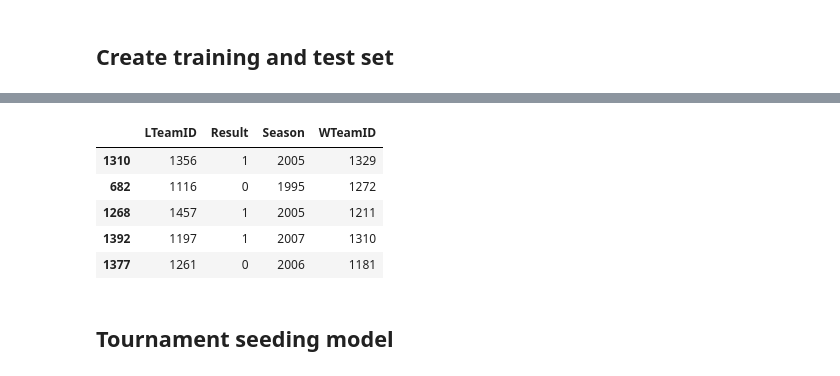
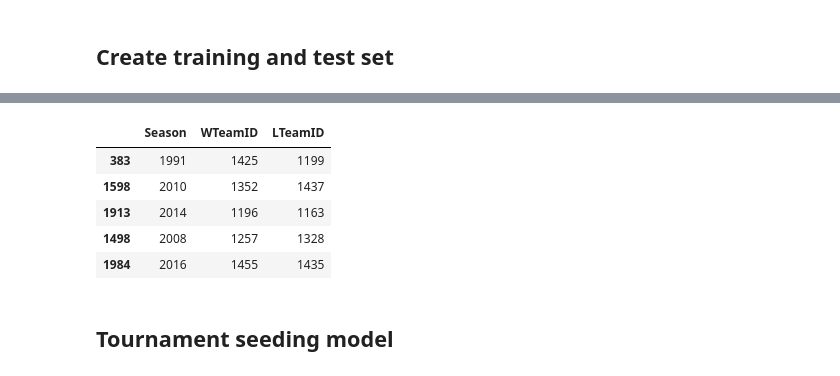
Before and after one commit to DJedamski/kaggle_ncaa18, a Jupyter notebook: ncaa_2018_data_exploration.ipynb, the cells around one changed output, grey strips where cells are left out. Cells and saved outputs as stored; diff of their text form; code cells hidden in the pictures.

```diff
--- a/ncaa_2018_data_exploration.ipynb
+++ b/ncaa_2018_data_exploration.ipynb
@@ -117,5 +141,8 @@ df_tour_losses = df_tour.rename(columns={
 df_tour_losses['Result'] = 0
 
 df_tourney_full = pd.concat([df_tour_wins, df_tour_losses])
-df_tourney_full.head()
+
+X_train, X_test, y_train, y_test = train_test_split(df_tourney_full[['Season', 'WTeamID', 'LTeamID']], df_tourney_full['Result'], test_size=0.2)
+
+print('Full: {} rows / Train: {} rows / Test: {} rows'.format(len(df_tourney_full), len(X_train), len(X_test)))
 # %% [output]
@@ -132,13 +154,11 @@ See the caveats in the documentation: http://pandas.pydata.org/pandas-docs/stabl
-# %%
-X_train, X_test, y_train, y_test = train_test_split(df_tourney_full, df_tourney_full['Result'], test_size=0.2)
 # %%
-X_train.head()
+X_test.head()
 # %% [output]
-|  | LTeamID | Result | Season | WTeamID |
-| 1310 | 1356 | 1 | 2005 | 1329 |
-| 682 | 1116 | 0 | 1995 | 1272 |
-| 1268 | 1457 | 1 | 2005 | 1211 |
-| 1392 | 1197 | 1 | 2007 | 1310 |
-| 1377 | 1261 | 0 | 2006 | 1181 |
+|  | Season | WTeamID | LTeamID |
+| 383 | 1991 | 1425 | 1199 |
+| 1598 | 2010 | 1352 | 1437 |
+| 1913 | 2014 | 1196 | 1163 |
+| 1498 | 2008 | 1257 | 1328 |
+| 1984 | 2016 | 1455 | 1435 |
 # %% [markdown]
 ## Tournament seeding model
```
Also changed, not shown: parts of 33 cells of this notebook.
